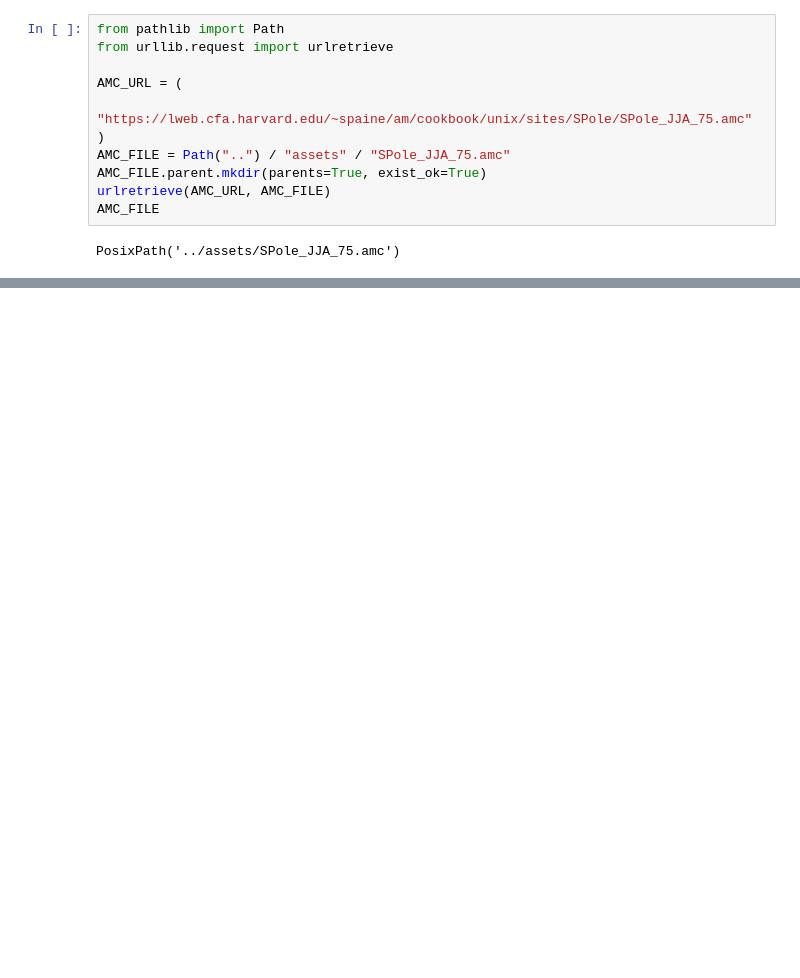
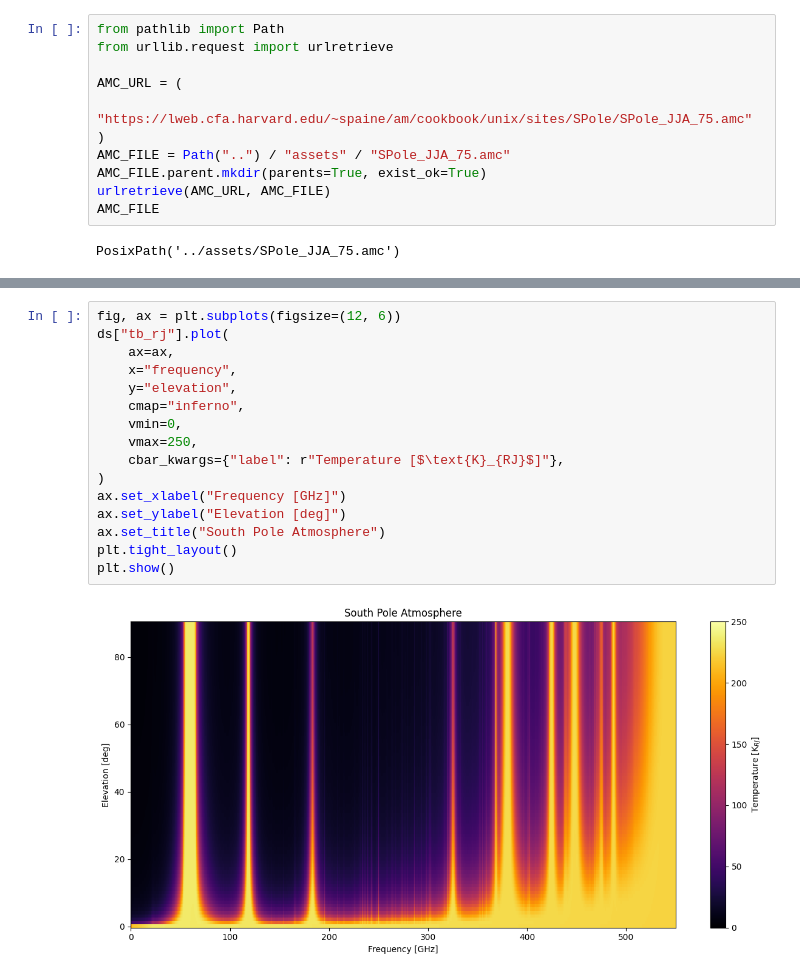
Before and after one commit to bdelwood/am-python, a Jupyter notebook: notebooks/example.ipynb, the cells around one changed output, grey strips where cells are left out. Saved outputs shown, nothing was run; the diff lists cells and outputs as text; blank space fills up the shorter version.

```diff
--- a/notebooks/example.ipynb
+++ b/notebooks/example.ipynb
@@ -71,0 +106,18 @@ plt.show()
+# %%
+fig, ax = plt.subplots(figsize=(12, 6))
+ds["tb_rj"].plot(
+    ax=ax,
+    x="frequency",
+    y="elevation",
+    cmap="inferno",
+    vmin=0,
+    vmax=250,
+    cbar_kwargs={"label": r"Temperature [$\text{K}_{RJ}$]"},
+)
+ax.set_xlabel("Frequency [GHz]")
+ax.set_ylabel("Elevation [deg]")
+ax.set_title("South Pole Atmosphere")
+plt.tight_layout()
+plt.show()
+# %% [output]
+[figure, added]
```
Also changed, not shown: parts of 5 cells of this notebook, 8 other files.
